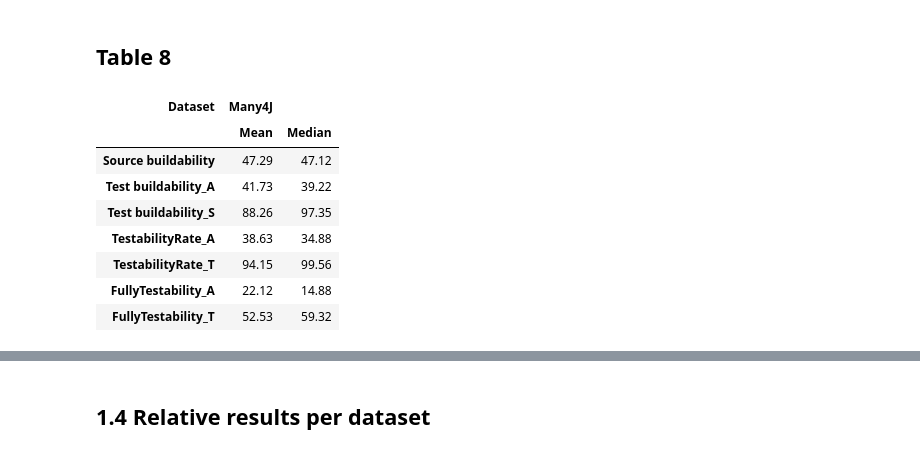
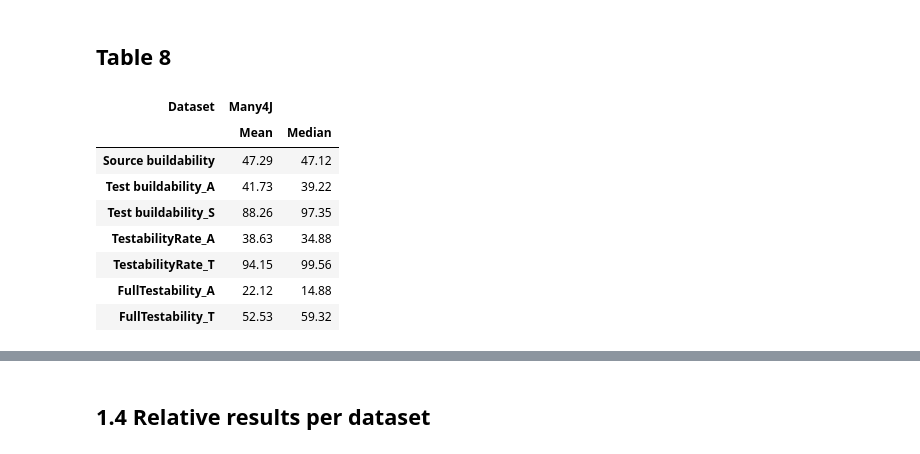
Before and after one commit to codeurjc/TestabilityStudy, a Jupyter notebook: notebooks/ProjectAnalysis/TestAnalysis/03-ExperimentalResults.ipynb, the cells around one changed output, grey strips where cells are left out. Saved outputs shown, nothing was run; the diff lists cells and outputs as text; code cells hidden in the pictures.

```diff
--- a/notebooks/ProjectAnalysis/TestAnalysis/03-ExperimentalResults.ipynb
+++ b/notebooks/ProjectAnalysis/TestAnalysis/03-ExperimentalResults.ipynb
@@ -215,28 +224,28 @@ Many4J-FullyTestability_T is a normal distribution: p = 0.00180761
 # %%
 all_relative_df = pd.DataFrame(
     [
         describeRelativeResults("Many4J", "All", many4j_projects),
         describeRelativeResultsWithMedian("Many4J", "All", many4j_projects),
     ]
 , columns = [
         "",
         "Dataset",
         "Source buildability",
         "Test buildability_A",
         "Test buildability_S",
         "TestabilityRate_A",
         "TestabilityRate_T",
-        "FullyTestability_A",
-        "FullyTestability_T",
+        "FullTestability_A",
+        "FullTestability_T",
 ]).round(decimals=2).set_index(['Dataset', ''])
 all_relative_df.T
 # %% [output]
 | Dataset | Many4J |  |
 |  | Mean | Median |
 | Source buildability | 47.29 | 47.12 |
 | Test buildability_A | 41.73 | 39.22 |
 | Test buildability_S | 88.26 | 97.35 |
 | TestabilityRate_A | 38.63 | 34.88 |
 | TestabilityRate_T | 94.15 | 99.56 |
-| FullyTestability_A | 22.12 | 14.88 |
-| FullyTestability_T | 52.53 | 59.32 |
+| FullTestability_A | 22.12 | 14.88 |
+| FullTestability_T | 52.53 | 59.32 |
```
Also changed, not shown: parts of 9 cells of this notebook, 6 other files.
